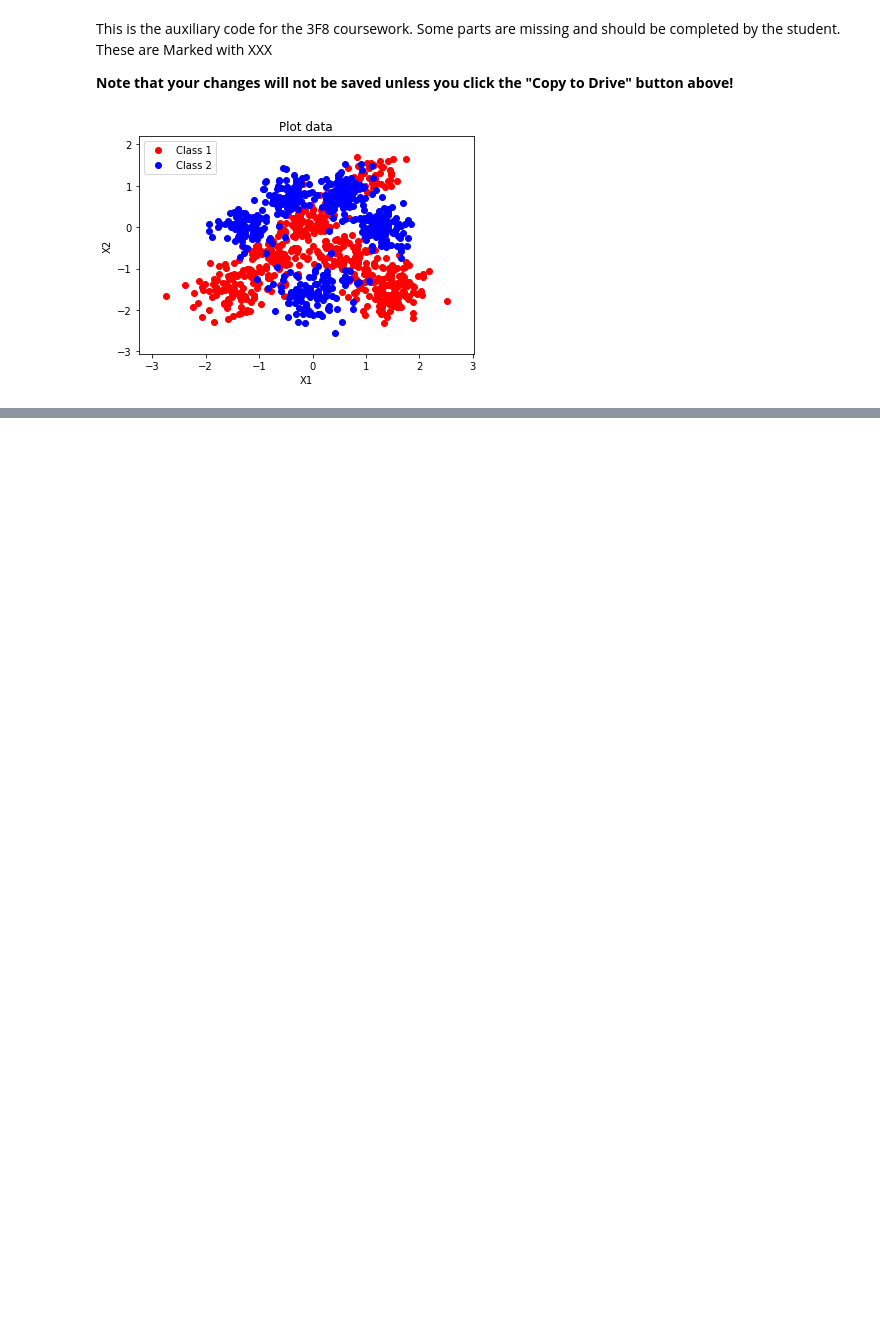
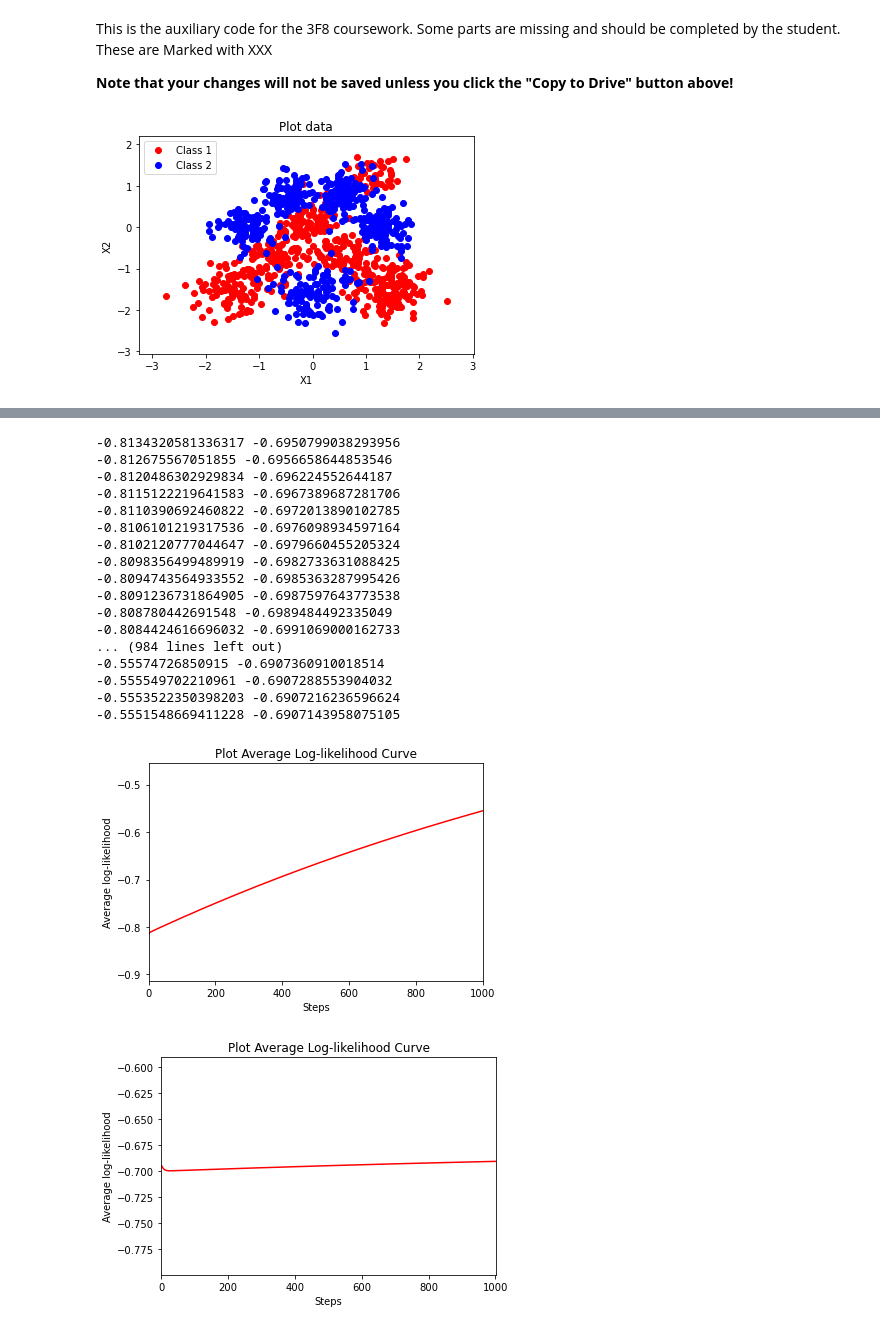
Before and after one commit to ofs416/Bayesian_Inference, a Jupyter notebook: 3F8_Lab.ipynb, the cells around one changed output, grey strips where cells are left out. Drawn from its saved outputs; the diff is of its cells as text; code cells hidden in the pictures; blank space fills up the shorter version.

```diff
--- a/3F8_Lab.ipynb
+++ b/3F8_Lab.ipynb
@@ -273,7 +313,37 @@ SyntaxError: invalid syntax (2097277388.py, line 3)
 # %%
+# We expand the data
+
+l = 0.01 # XXX Width of the Gaussian basis funcction. To be completed by the student
+
+X_tilde_train = get_x_tilde(evaluate_basis_functions(l, X_train, X_train))
+X_tilde_test = get_x_tilde(evaluate_basis_functions(l, X_test, X_train))
+
 # We train the new classifier on the feature expanded inputs
 
-alpha = # XXX Learning rate for gradient-based optimisation with basis functions. To be completed by the student
-n_steps = # XXX Number of steps of gradient-based optimisation with basis functions. To be completed by the student
+alpha = 0.001 # XXX Learning rate for gradient-based optimisation with basis functions. To be completed by the student 0.0001, 0.002, 0.00003
+n_steps = 1000 # XXX Number of steps of gradient-based optimisation with basis functions. To be completed by the student
 
 w, ll_train, ll_test = fit_w(X_tilde_train, y_train, X_tilde_test, y_test, n_steps, alpha)
+
+plot_ll(ll_train)
+plot_ll(ll_test)
+# %% [output]
+-0.8134320581336317 -0.6950799038293956
+-0.812675567051855 -0.6956658644853546
+-0.8120486302929834 -0.696224552644187
+-0.8115122219641583 -0.6967389687281706
+-0.8110390692460822 -0.6972013890102785
+-0.8106101219317536 -0.6976098934597164
+-0.8102120777044647 -0.6979660455205324
+-0.8098356499489919 -0.6982733631088425
+-0.8094743564933552 -0.6985363287995426
+-0.8091236731864905 -0.6987597643773538
+-0.808780442691548 -0.6989484492335049
+-0.8084424616696032 -0.6991069000162733
+... (984 lines left out)
+-0.55574726850915 -0.6907360910018514
+-0.555549702210961 -0.6907288553904032
+-0.5553522350398203 -0.6907216236596624
+-0.5551548669411228 -0.6907143958075105
+[figure, added]
+[figure, added]
```
Also changed, not shown: parts of 9 cells of this notebook.
